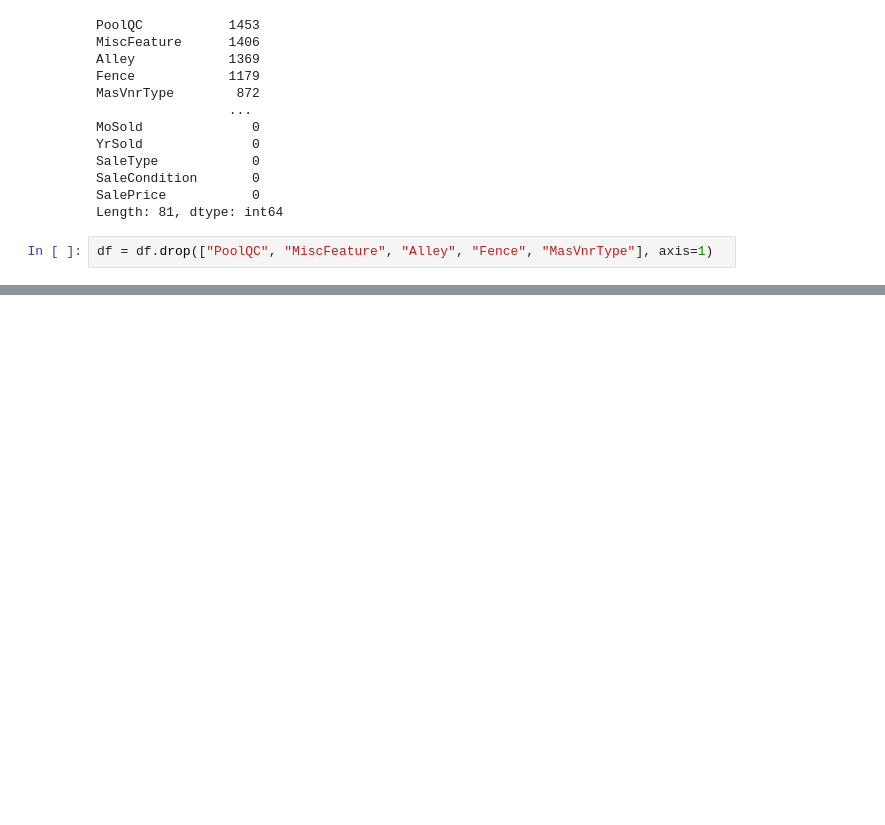
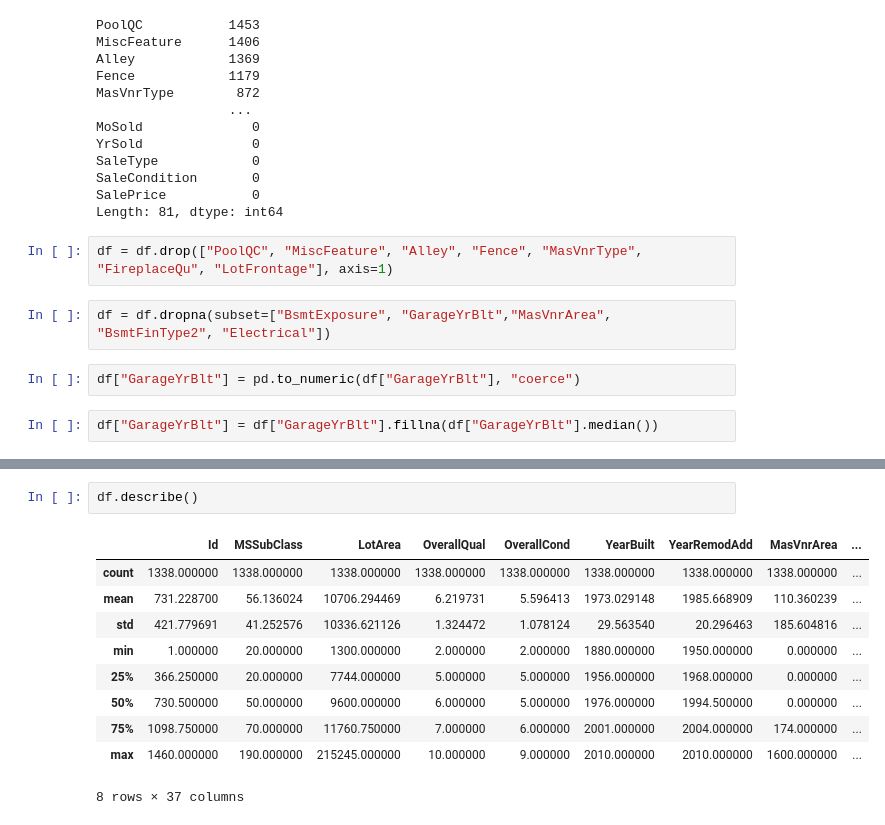
Before and after one commit to DjafarouAbdou909/data-analysis-portfolio, a Jupyter notebook: house-prices-regression/house_prices.ipynb, the cells around one changed output, grey strips where cells are left out. Saved outputs shown, nothing was run; the diff lists cells and outputs as text; blank space fills up the shorter version.

```diff
--- a/house-prices-regression/house_prices.ipynb
+++ b/house-prices-regression/house_prices.ipynb
@@ -63,7 +63,13 @@ SaleCondition       0
 SalePrice           0
 Length: 81, dtype: int64
 # %%
-df = df.drop(["PoolQC", "MiscFeature", "Alley", "Fence", "MasVnrType"], axis=1)
+df = df.drop(["PoolQC", "MiscFeature", "Alley", "Fence", "MasVnrType", "FireplaceQu", "LotFrontage"], axis=1)
+# %%
+df = df.dropna(subset=["BsmtExposure", "GarageYrBlt","MasVnrArea", "BsmtFinType2", "Electrical"])
+# %%
+df["GarageYrBlt"] = pd.to_numeric(df["GarageYrBlt"], "coerce")
+# %%
+df["GarageYrBlt"] = df["GarageYrBlt"].fillna(df["GarageYrBlt"].median())
 # %%
 df.isna().sum().sort_values(ascending=False)
 # %% [output]
@@ -81,0 +114,13 @@ Length: 76, dtype: int64
+# %%
+df.describe()
+# %% [output]
+|  | Id | MSSubClass | LotArea | OverallQual | OverallCond | YearBuilt | YearRemodAdd | MasVnrArea | ... |
+| count | 1338.000000 | 1338.000000 | 1338.000000 | 1338.000000 | 1338.000000 | 1338.000000 | 1338.000000 | 1338.000000 | ... |
+| mean | 731.228700 | 56.136024 | 10706.294469 | 6.219731 | 5.596413 | 1973.029148 | 1985.668909 | 110.360239 | ... |
+| std | 421.779691 | 41.252576 | 10336.621126 | 1.324472 | 1.078124 | 29.563540 | 20.296463 | 185.604816 | ... |
+| min | 1.000000 | 20.000000 | 1300.000000 | 2.000000 | 2.000000 | 1880.000000 | 1950.000000 | 0.000000 | ... |
+| 25% | 366.250000 | 20.000000 | 7744.000000 | 5.000000 | 5.000000 | 1956.000000 | 1968.000000 | 0.000000 | ... |
+| 50% | 730.500000 | 50.000000 | 9600.000000 | 6.000000 | 5.000000 | 1976.000000 | 1994.500000 | 0.000000 | ... |
+| 75% | 1098.750000 | 70.000000 | 11760.750000 | 7.000000 | 6.000000 | 2001.000000 | 2004.000000 | 174.000000 | ... |
+| max | 1460.000000 | 190.000000 | 215245.000000 | 10.000000 | 9.000000 | 2010.000000 | 2010.000000 | 1600.000000 | ... |
+8 rows × 37 columns
```
Also changed, not shown: parts of 6 cells of this notebook, 1 other file.
